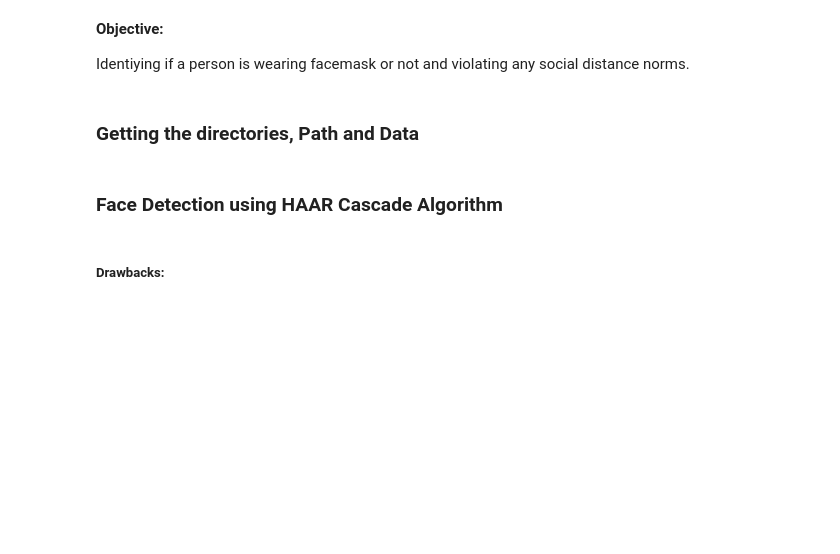
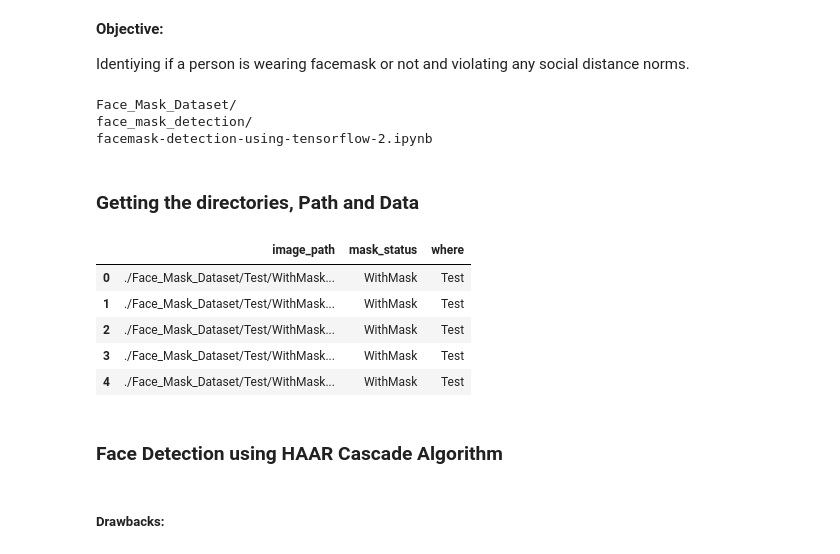
Before and after one commit to Guanzhao-hub/17644-Deep-Learning-Model-Inspection, a Jupyter notebook: YOLOv3_Notebook/facemask-detection-using-tensorflow-2.ipynb, the cells around one changed output. Drawn from its saved outputs; the diff is of its cells as text; code cells hidden in the pictures; blank space fills up the shorter version.

```diff
--- a/YOLOv3_Notebook/facemask-detection-using-tensorflow-2.ipynb
+++ b/YOLOv3_Notebook/facemask-detection-using-tensorflow-2.ipynb
@@ -27,5 +24,11 @@ from keras.preprocessing.image import ImageDataGenerator
 
 import matplotlib.pyplot as plt
 import seaborn as sns
+# %%
+ls
+# %% [output]
+Face_Mask_Dataset/
+face_mask_detection/
+facemask-detection-using-tensorflow-2.ipynb
 # %% [markdown]
 ### Getting the directories, Path and Data
@@ -34,18 +35,27 @@ path = "../input/face-mask-12k-images-dataset/Face Mask Dataset/"
+# %%
+path = "./Face_Mask_Dataset"
 # %%
 dataset = {
     "image_path": [],
     "mask_status": [],
     "where": []
 }
 
-for where in os.listdir(path):
-    for status in os.listdir(path+"/"+where):
-        for image in glob.glob(path+where+"/"+status+"/"+"*.png"):
+for where in ['Test', 'Train', 'Validation']:
+    for status in ['WithMask', 'WithoutMask']:
+        for image in glob.glob(path+ "/" +where+"/"+status+"/"+"*.png"):
             dataset["image_path"].append(image)
             dataset["mask_status"].append(status)
             dataset["where"].append(where)
 
 dataset = pd.DataFrame(dataset)
 dataset.head()
+# %% [output]
+|  | image_path | mask_status | where |
+| 0 | ./Face_Mask_Dataset/Test/WithMask... | WithMask | Test |
+| 1 | ./Face_Mask_Dataset/Test/WithMask... | WithMask | Test |
+| 2 | ./Face_Mask_Dataset/Test/WithMask... | WithMask | Test |
+| 3 | ./Face_Mask_Dataset/Test/WithMask... | WithMask | Test |
+| 4 | ./Face_Mask_Dataset/Test/WithMask... | WithMask | Test |
 # %% [markdown]
 ### Face Detection using HAAR Cascade Algorithm
```
Also changed, not shown: parts of 25 cells of this notebook, 1 other file.
